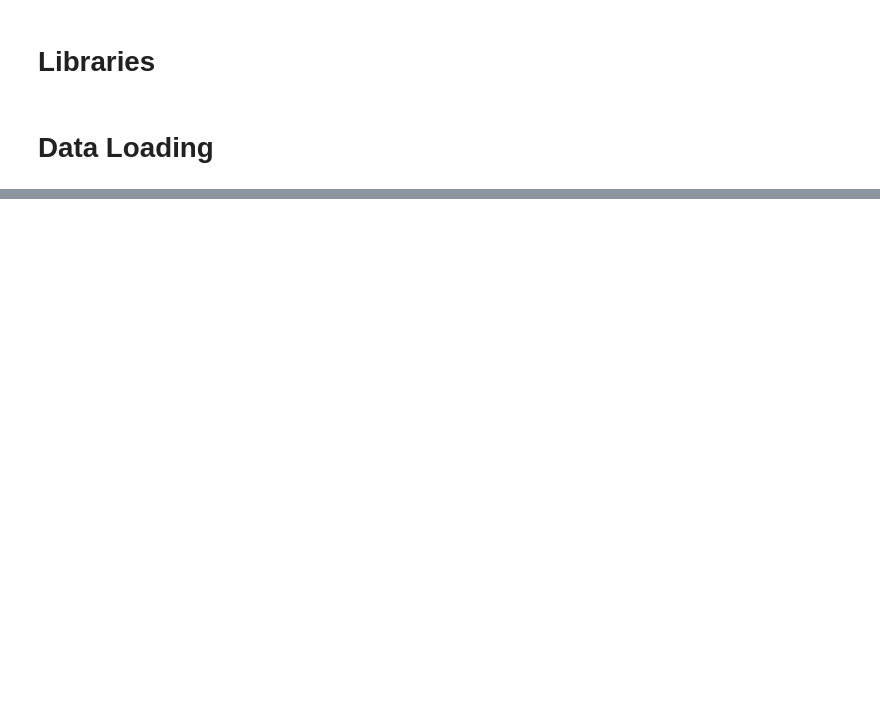
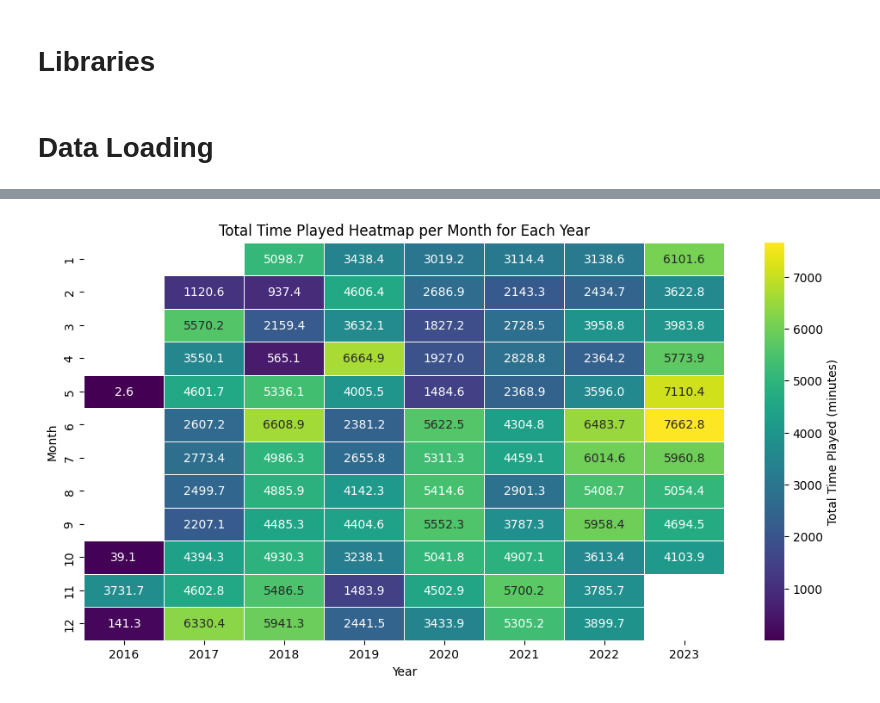
Before and after one commit to nazhifkojaz/Spotify-Analysis-Data-Collection-, a Jupyter notebook: spanalysis_dataanalysis.ipynb, the cells around one changed output, grey strips where cells are left out. Cells and saved outputs as stored; diff of their text form; code cells hidden in the pictures; blank space fills up the shorter version.

```diff
--- a/spanalysis_dataanalysis.ipynb
+++ b/spanalysis_dataanalysis.ipynb
@@ -42,0 +84,20 @@ Index(['danceability', 'energy', 'key', 'loudness', 'mode', 'speechiness',
+# %%
+# Group by year and month and sum the ms_played in minutes
+grouped_data_monthly = stream_df.groupby([stream_df['ts'].dt.year, stream_df['ts'].dt.month])['ms_played'].sum().div(60000)
+
+# Reshape the data for plotting
+pivot_data = grouped_data_monthly.unstack(level=0)
+
+# Create a heatmap
+plt.figure(figsize=(12, 6))
+sns.heatmap(pivot_data, cmap="viridis", annot=True, fmt=".1f", linewidths=.5, cbar_kws={'label': 'Total Time Played (minutes)'})
+
+# Set plot labels and title
+plt.xlabel('Year')
+plt.ylabel('Month')
+plt.title('Total Time Played Heatmap per Month for Each Year')
+
+# Show the plot
+plt.show()
+# %% [output]
+[figure, added]
```
Also changed, not shown: parts of 14 cells of this notebook, 1 other file.
